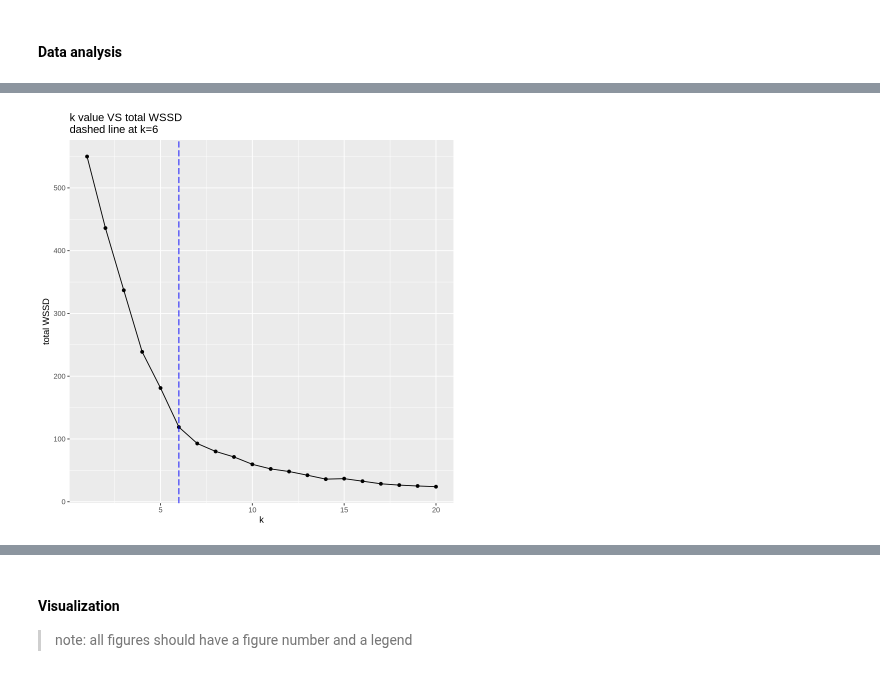
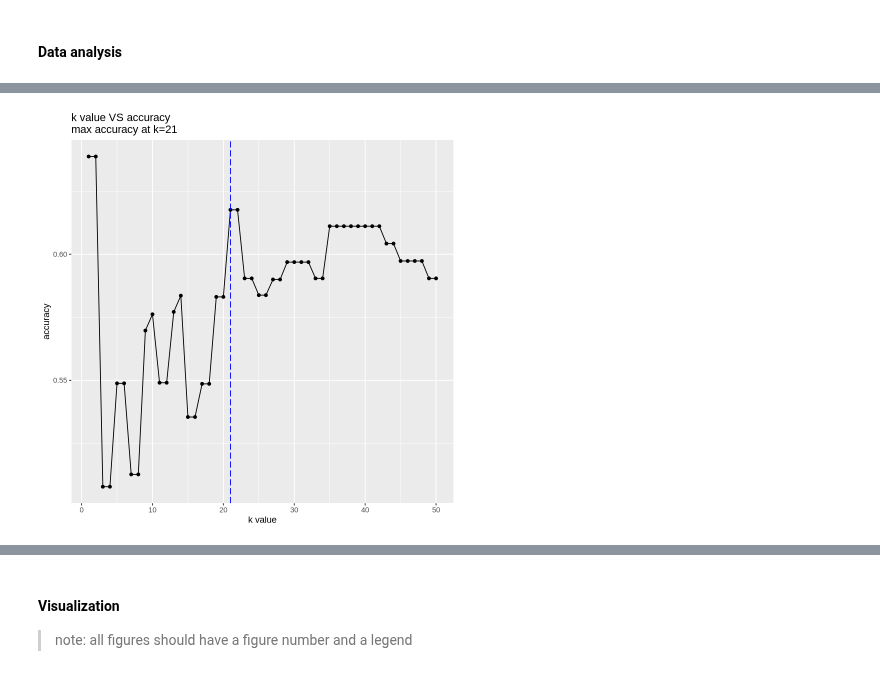
Before and after one commit to cars0njan/dsci-100-project, a Jupyter notebook: Final_report_group30.ipynb, the cells around one changed output, grey strips where cells are left out. Saved outputs shown, nothing was run; the diff lists cells and outputs as text; code cells hidden in the pictures.

Commit message:
classification try

```diff
--- a/Final_report_group30.ipynb
+++ b/Final_report_group30.ipynb
@@ -94,15 +95,20 @@ A tibble: 6 × 9
 mapping_exp <- c("Beginner" = 1, "Amateur" = 2, "Regular" = 3,
                  "Pro" = 4, "Veteran" = 5)
 mapping_gender <- c("Male" = 1, "Female" = 2, "Non-binary" = 3,
-                 "Agender" = 4, "Two-Spirited" =5, "Other" = 6, "Prefer not to say"=7)
+                 "Agender" = 4, "Two-Spirited" =5, "Prefer not to say"=6)
 
 players_clean <- players |>
+    filter(gender != 'Other') |>
+    #there is only 1 gender=Other dp, will cause error in scaling if not filtered
     mutate(experience2 = as.integer(mapping_exp[experience])) |>
     mutate(subscribe2 = as.integer(subscribe)) |>
     mutate(gender2=as.integer(mapping_gender[gender])) |>
     mutate(gender3=gender) |> mutate(value=1) |> #one hat encoding: this and next line
     pivot_wider(names_from=gender3, names_prefix='gender_', values_from=value, values_fill=0) |>
     select(-hashedEmail, -name, -individualId, -organizationName) #rm data not important to Qs/NA
+head(players_clean, 3)
 
-head(players_clean)
+# selects only fields needed for regression
+players_reg <- players_clean |> select(played_hours, 'age':'gender_Two-Spirited', -gender2)
+head(players_reg, 3)
 # %% [output]
@@ -173,29 +169,90 @@ Warning message in scale_x_log10():
 # %%
 set.seed(2024)
 
-recipe_players <- recipe(~ played_hours + age + experience2 + subscribe2 + gender2,
-                         data=players_mapped) |>
+#
+players_class <- players_reg |> mutate(played = as.factor(ifelse(played_hours!=0, 1, 0)))
+#
+players_split <- initial_split(players_class, prop = 0.75, strata = played_hours)
+players_training <- training(players_split)
+players_testing <- testing(players_split)
+
+###
+recipe_players <- recipe(played ~ .,
+                         data=players_training) |>
     step_scale(all_predictors()) |>
     step_center(all_predictors())
 
-ks <- tibble(num_clusters = seq(1,20,1))
+ks <- tibble(neighbors = seq(1,50,1))
 
-players_spec_tune <- k_means(num_clusters = tune()) |>
-    set_engine('stats', nstart=50)
+players_spec_tune <- nearest_neighbor(weight_func = 'rectangular', neighbors = tune()) |>
+      set_engine('kknn') |>
+      set_mode('classification')
+
+players_vfold <- vfold_cv(players_training, v=5, strata=played_hours)
 
 players_tune <- workflow() |>
     add_recipe(recipe_players) |>
     add_model(players_spec_tune)|>
-    tune_cluster(apparent(players_mapped), grid=ks) |>
+    tune_grid(resample=players_vfold, grid=ks) |>
     collect_metrics() |>
-    filter(.metric=='sse_within_total')
+    filter(.metric == 'accuracy')
+
 
 players_tune_plot <- players_tune |>
-    ggplot(aes(x=num_clusters, y=mean)) +
+    ggplot(aes(x=neighbors, y=mean)) +
     geom_point() +
     geom_line() +
-    labs(x='k', y='total WSSD', title='k value VS total WSSD\ndashed line at k=6') +
-    geom_vline(xintercept = 6, color='blue', linetype = "longdash")
+    labs(x='k value', y='accuracy', title='k value VS accuracy\nmax accuracy at k=21') +
+    geom_vline(xintercept = 21, color='blue', linetype = "longdash")
 
 players_tune_plot
+
+players_spec <- nearest_neighbor(weight_func = 'rectangular', neighbors = 21) |>
+      set_engine('kknn') |>
+      set_mode('classification')
+
+players_fit <- workflow() |>
+    add_recipe(recipe_players) |>
+    add_model(players_spec)|>
+    fit(players_testing)
+
+players_predictions <- predict(players_fit, players_testing) |>
+    bind_cols(players_testing)
+
+players_metrics <- metrics(players_predictions, truth=played, estimate=.pred_class) |>
+    filter(.metric=='accuracy')
+players_metrics
+
+
+###
+# recipe_players <- recipe(played_hours ~ .,
+#                          data=players_training) |>
+#     step_scale(all_predictors()) |>
+#     step_center(all_predictors())
+
+# ks <- tibble(neighbors = seq(1,100,1))
+
+# players_spec_tune <- nearest_neighbor(weight_func = 'rectangular', neighbors = tune()) |>
+#       set_engine('kknn') |>
+#       set_mode('regression')
+
+# players_vfold <- vfold_cv(players_training, v=10, strata=played_hours)
+
+# players_tune <- workflow() |>
+#     add_recipe(recipe_players) |>
+#     add_model(players_spec_tune)|>
+#     tune_grid(resample=players_vfold, grid=ks) |>
+#     collect_metrics() |>
+#     filter(.metric=='rmse')
+
+# slice_min(players_tune, mean, n=1)
+
+# players_tune_plot <- players_tune |>
+#     ggplot(aes(x=neighbors, y=mean)) +
+#     geom_point() +
+#     geom_line() +
+#     labs(x='k value', y='RMSE', title='k value VS RMSE\nminimum RMSE at k=76') +
+#     geom_vline(xintercept = 76, color='blue', linetype = "longdash")
+
+# players_tune_plot
 # %% [output]
@@ -202,3 +268,3 @@ players_tune_plot
-[figure, old version]
+[figure, new version]
 # %% [markdown]
 ##### Choice of k value
```
Also changed, not shown: parts of 8 cells of this notebook.
